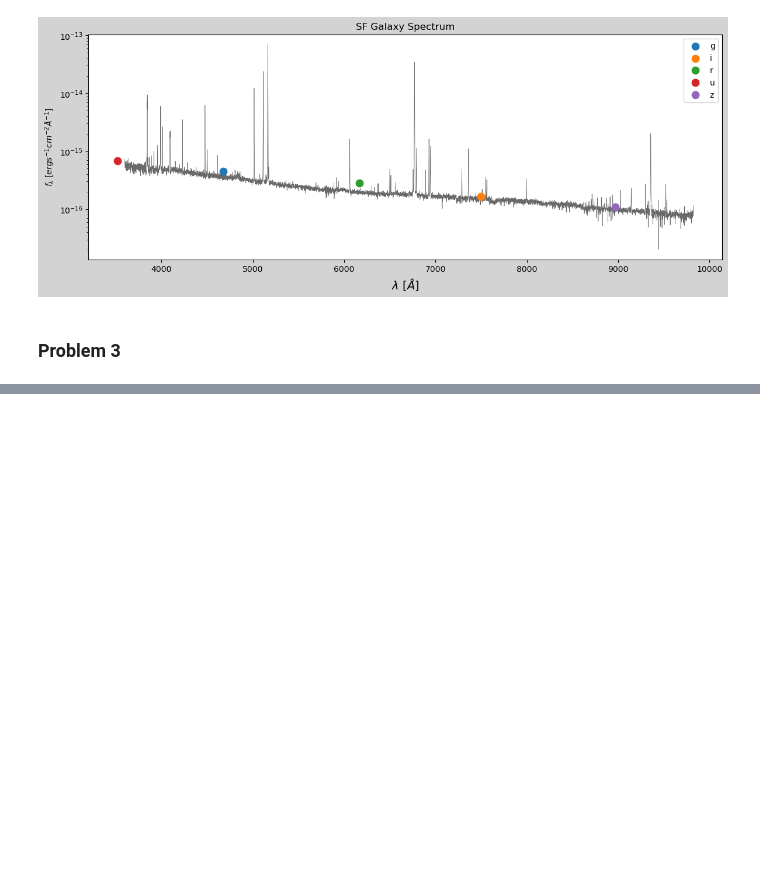
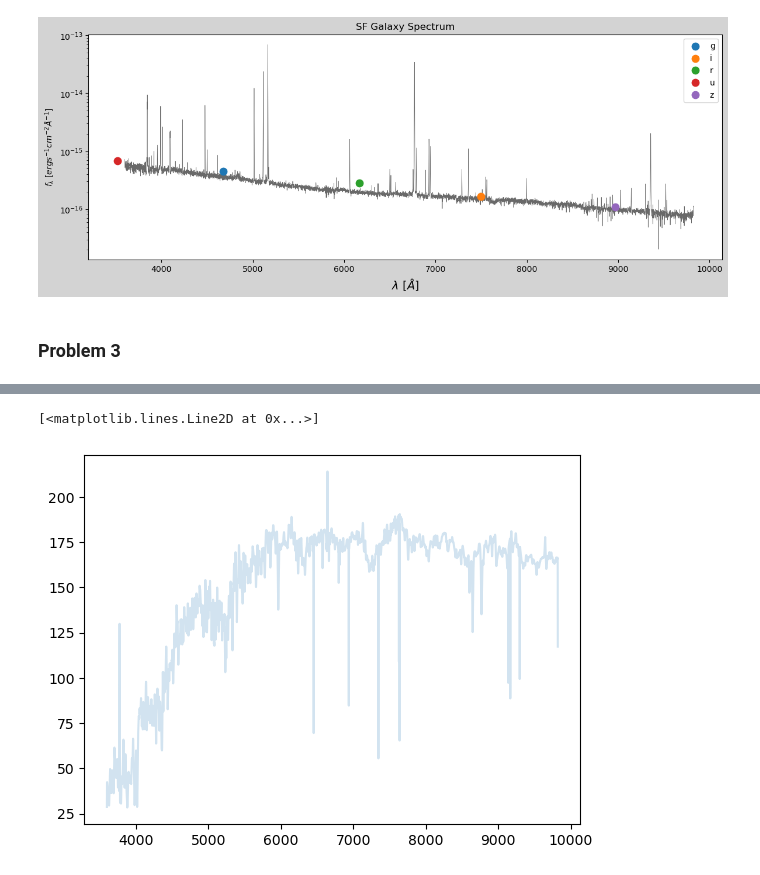
Before and after one commit to AutumnPearce/galaxies2025, a Jupyter notebook: hw2.ipynb, the cells around one changed output, grey strips where cells are left out. Cells and saved outputs as stored; diff of their text form; code cells hidden in the pictures; blank space fills up the shorter version.

```diff
--- a/hw2.ipynb
+++ b/hw2.ipynb
@@ -292,0 +333,5 @@ for f in filters:
+# %%
+plt.plot(ep_gxy['lambd'], ep_gxy['model'] - ep_gxy['f_lambd'],alpha = .2)
+# %% [output]
+[<matplotlib.lines.Line2D at 0x...>]
+[figure, added]
```
Also changed, not shown: parts of 8 cells of this notebook.
